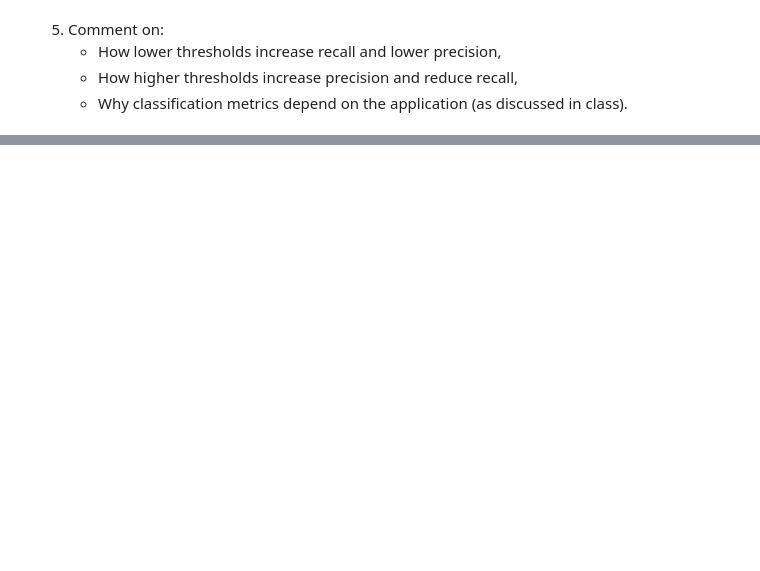
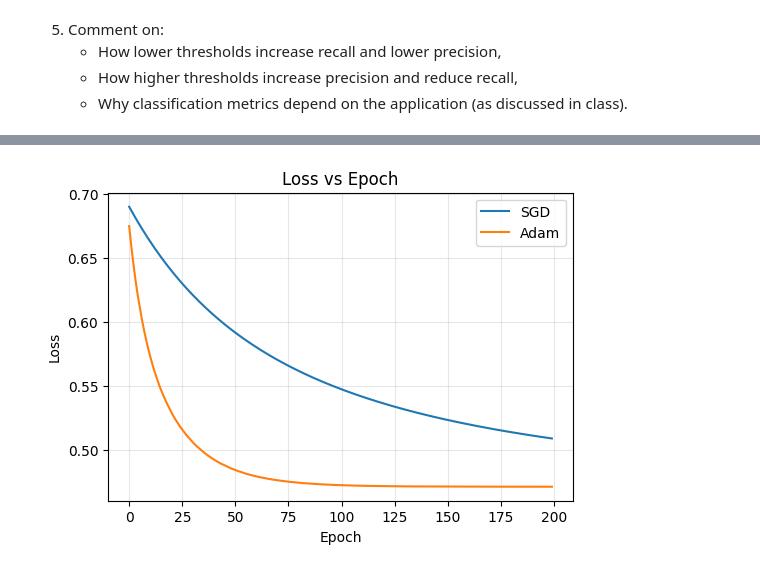
Before and after one commit to annalisapol/smm-course, a Jupyter notebook: homeworks/hw3/hw3.ipynb, the cells around one changed output, grey strips where cells are left out. Saved outputs shown, nothing was run; the diff lists cells and outputs as text; code cells hidden in the pictures; blank space fills up the shorter version.

```diff
--- a/homeworks/hw3/hw3.ipynb
+++ b/homeworks/hw3/hw3.ipynb
@@ -327,0 +346,11 @@ F1-score : 0.9995
+# %%
+import pandas as pd
+
+data = pd.read_csv("../data/diabetes.csv")
+X = data.drop("Outcome", axis=1).values
+y = data["Outcome"].values.reshape(-1, 1)
+
+X = (X - X.mean(axis=0))/ X.std(axis=0)
+
+X_aug = np.hstack([np.ones((X.shape[0], 1)), X])
+N, d = X_aug.shape
@@ -327,0 +419,77 @@ F1-score : 0.9995
+# %%
+def Adam(l, grad_l, X, Y, Theta0, lr=1e-3, batch_size=32, epochs=200,
+         beta1=0.9, beta2=0.999, eps=1e-8, seed=0):
+
+    rng = np.random.default_rng(seed)
+    Theta = Theta0.copy()
+
+    m = np.zeros_like(Theta)
+    v = np.zeros_like(Theta)
+    t = 0
+
+    N = X.shape[0]
+    loss_hist = []
+    acc_hist = []
+
+    for epoch in range(epochs):
+        idx = rng.permutation(N)
+
+        for start in range(0, N, batch_size):
+            batch_idx = idx[start:start+batch_size]
+            Xb, Yb = X[batch_idx], Y[batch_idx]
+
+            g = grad_l(Theta, Xb, Yb)
+
+            t += 1
+            m = beta1 * m + (1 - beta1) * g
+            v = beta2 * v + (1 - beta2) * (g * g)
+
+            m_hat = m / (1 - beta1**t)
+            v_hat = v / (1 - beta2**t)
+
+            Theta = Theta - lr * (m_hat / (np.sqrt(v_hat) + eps))
+
+        loss_hist.append(l(Theta, X, Y))
+        acc_hist.append(accuracy(Theta, X, Y))
+
+    return Theta, loss_hist, acc_hist
+
+Theta0 = np.zeros((X_aug.shape[1], 1))
+
+batch_size = 32
+lr = 1e-3
+epochs = 200
+
+Theta_sgd, loss_sgd, acc_sgd = SGD(
+    logistic_loss, grad_logistic_loss,
+    X_aug, y, Theta0,
+    lr=lr, batch_size=batch_size, epochs=epochs, seed=0
+)
+
+Theta_adam, loss_adam, acc_adam = Adam(
+    logistic_loss, grad_logistic_loss,
+    X_aug, y, Theta0,
+    lr=lr, batch_size=batch_size, epochs=epochs, seed=0
+)
+
+plt.figure(figsize=(6,4))
+plt.plot(loss_sgd, label="SGD")
+plt.plot(loss_adam, label="Adam")
+plt.xlabel("Epoch")
+plt.ylabel("Loss")
+plt.title("Loss vs Epoch")
+plt.grid(alpha=0.3)
+plt.legend()
+plt.show()
+
+plt.figure(figsize=(6,4))
+plt.plot(acc_sgd, label="SGD")
+plt.plot(acc_adam, label="Adam")
+plt.xlabel("Epoch")
+plt.ylabel("Accuracy")
+plt.title("Accuracy vs Epoch")
+plt.grid(alpha=0.3)
+plt.legend()
+plt.show()
+# %% [output]
+[figure, added]
```
Also changed, not shown: parts of 15 cells of this notebook, 2 other files.
